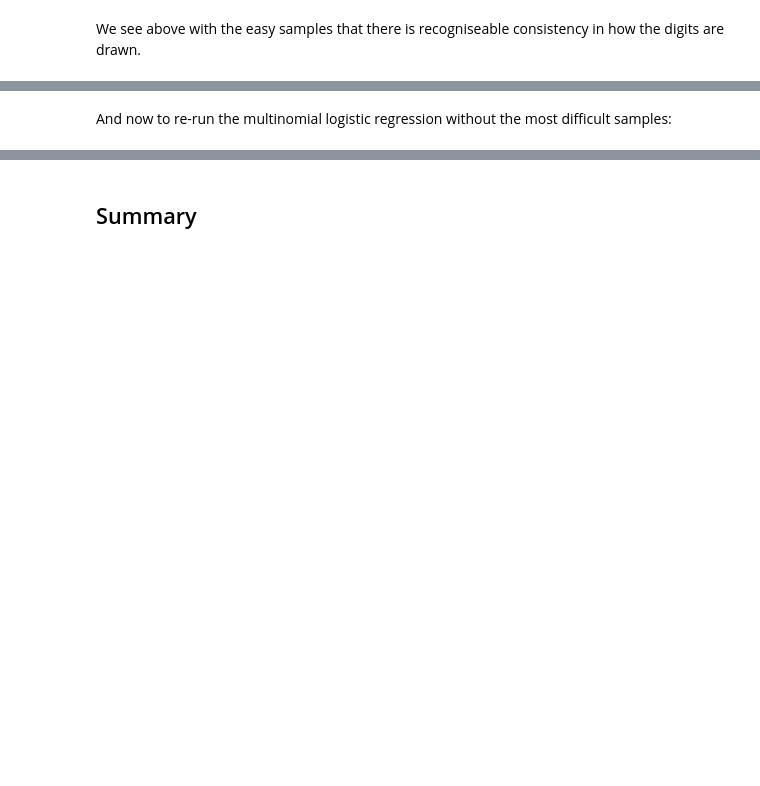
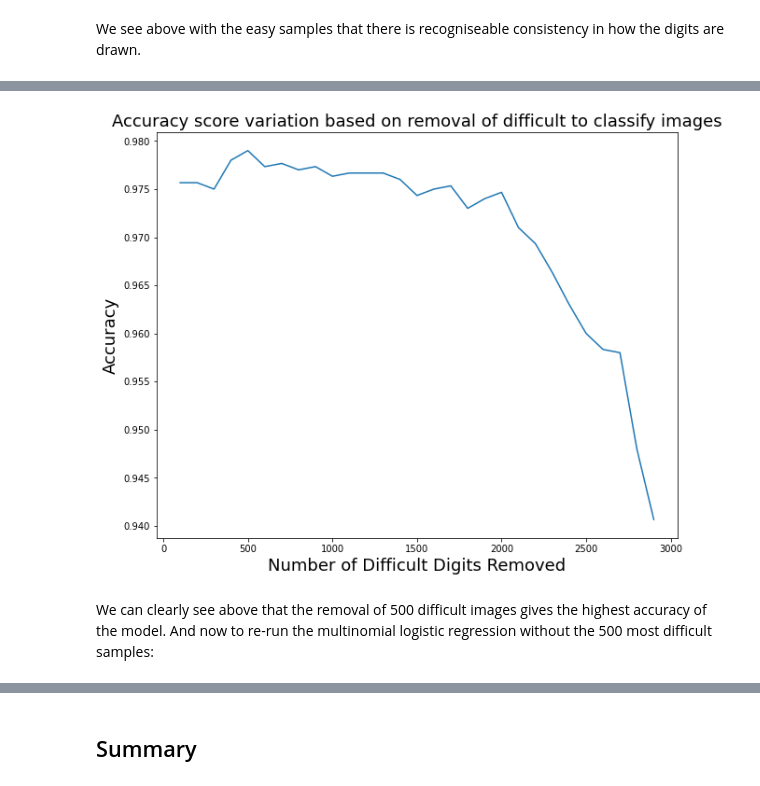
Before and after one commit to ET5003-Group1/ET5003, a Jupyter notebook: Etivity_1_Nigel_Portley_9022724.ipynb, the cells around one changed output, grey strips where cells are left out. Drawn from its saved outputs; the diff is of its cells as text; code cells hidden in the pictures; blank space fills up the shorter version.

```diff
--- a/Etivity_1_Nigel_Portley_9022724.ipynb
+++ b/Etivity_1_Nigel_Portley_9022724.ipynb
@@ -652,5 +666,36 @@ for i in range(10):
+# %%
+## Re-run of multinomial logistic regression without difficult samples, but varying the number of difficult samples
+## Kudos to Rob Barrett for his idea of depicting the sweetspot of difficult image removal in this way
+results = []
+for i in list(np.arange(100, 3000, 100)):
+  # model
+  model_log = LogisticRegression(random_state=0, max_iter=2000, C=100, solver='lbfgs', multi_class='multinomial').fit(X_train[easy[0:i]], y_train[easy[0:i]])
+
+  # Classification:
+  y_pred_log = model_log.predict(X_val)
+  y_pred_logi_prob = model_log.predict_proba(X_val)
+
+  # Maybe taking the maximum probability
+  # in any of the classes for each observation
+  prob_classmax = np.max(y_pred_logi_prob,axis=1)
+
+  # Computing the Accuracy:
+  accuracy_score(y_pred_log, y_val)
+  results.append (accuracy_score(y_pred_log, y_val))
+# %%
+## Graphing the varying effects on accuracy of removing varying amounts of
+results.reverse()
+plt.figure(figsize=(10,8))
+plt.plot((list(np.arange(100, 3000, 100))), results)
+plt.title('Accuracy score variation based on removal of difficult to classify images',fontsize=18)
+plt.xlabel('Number of Difficult Digits Removed',fontsize=18)
+plt.ylabel('Accuracy',fontsize=18)
+plt.show()
+# %% [output]
+[figure, added]
 # %% [markdown]
-And now to re-run the multinomial logistic regression without the most difficult samples:
+We can clearly see above that the removal of 500 difficult images gives the highest accuracy of the model.
+And now to re-run the multinomial logistic regression without the 500 most difficult samples:
 # %%
 ## Re-run of multinomial logistic regression without difficult samples
 # model
```
Also changed, not shown: parts of 21 cells of this notebook.
